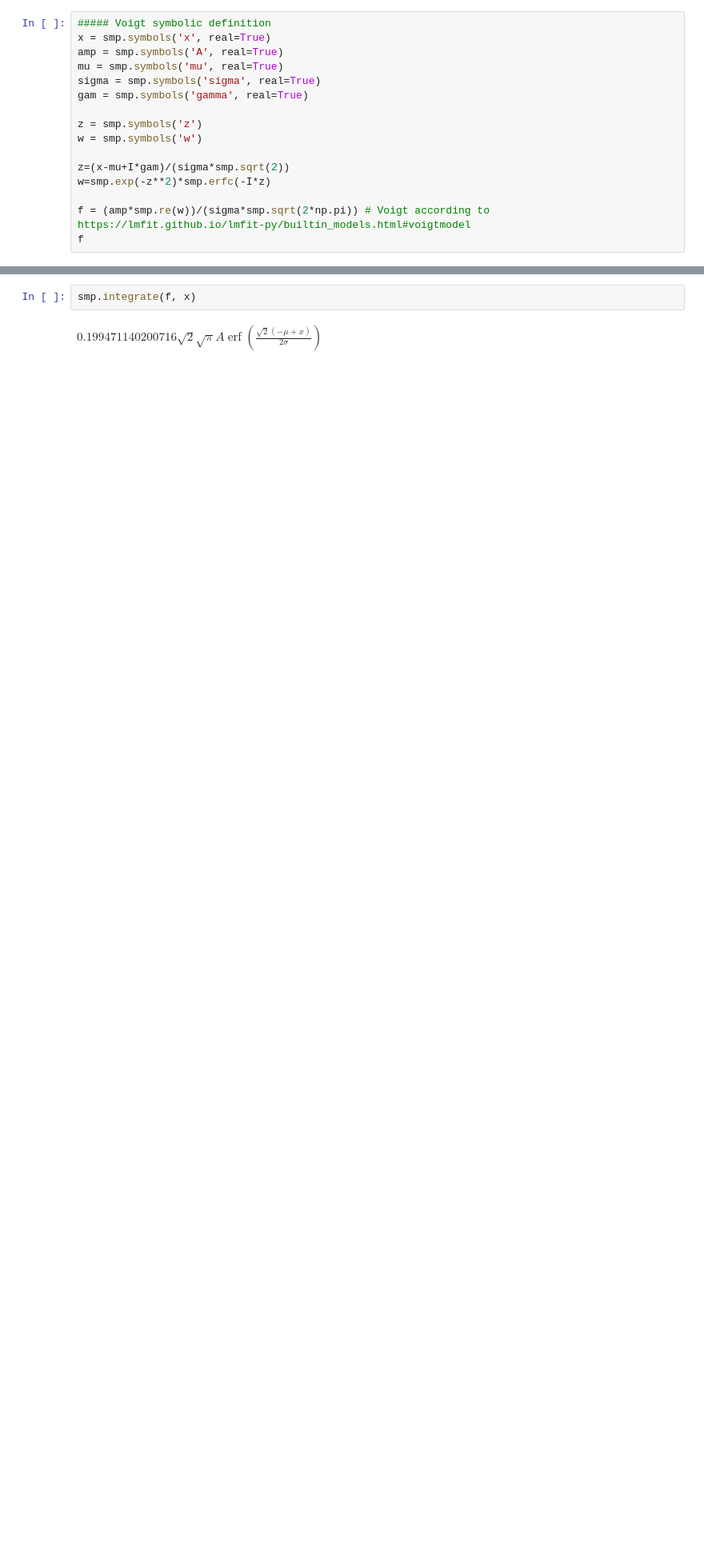
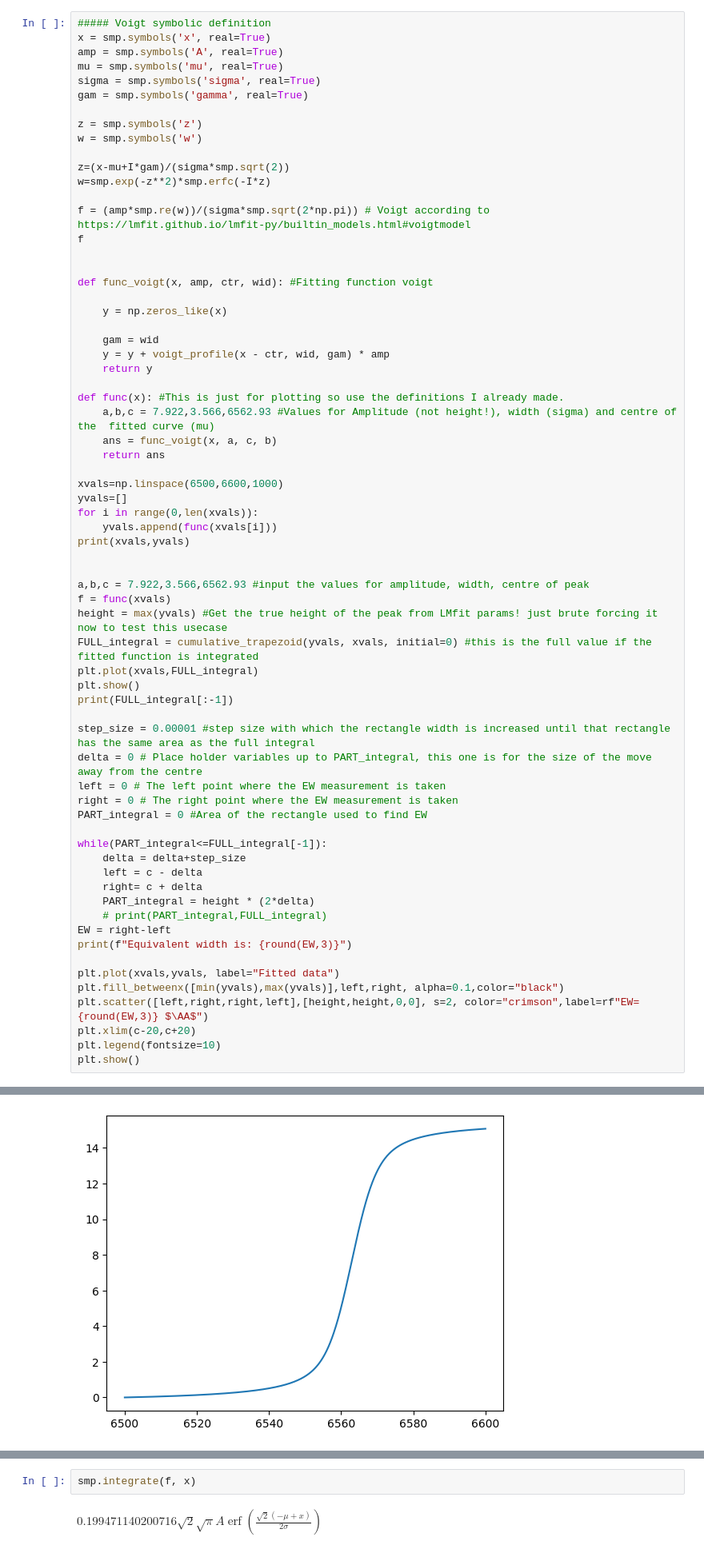
Before and after one commit to Sidius-DEV/IR_Variability_Of_BeXRBs_PhD, a Jupyter notebook: Scripts/Test_integrals1.ipynb, the cells around one changed output, grey strips where cells are left out. Shown at 80% size. Drawn from its saved outputs; the diff is of its cells as text; blank space fills up the shorter version.

```diff
--- a/Scripts/Test_integrals1.ipynb
+++ b/Scripts/Test_integrals1.ipynb
@@ -81,4 +123,55 @@ w=smp.exp(-z**2)*smp.erfc(-I*z)
 
 f = (amp*smp.re(w))/(sigma*smp.sqrt(2*np.pi)) # Voigt according to https://lmfit.github.io/lmfit-py/builtin_models.html#voigtmodel
 f
+
+
+def func_voigt(x, amp, ctr, wid): #Fitting function voigt
+
+    y = np.zeros_like(x)
+
+    gam = wid
+    y = y + voigt_profile(x - ctr, wid, gam) * amp
+    return y
+
+def func(x): #This is just for plotting so use the definitions I already made.
+    a,b,c = 7.922,3.566,6562.93 #Values for Amplitude (not height!), width (sigma) and centre of the  fitted curve (mu)
+    ans = func_voigt(x, a, c, b)
+    return ans
+
+xvals=np.linspace(6500,6600,1000)
+yvals=[]
+for i in range(0,len(xvals)):
+    yvals.append(func(xvals[i]))
+print(xvals,yvals)
+
+
+a,b,c = 7.922,3.566,6562.93 #input the values for amplitude, width, centre of peak
+f = func(xvals)
+height = max(yvals) #Get the true height of the peak from LMfit params! just brute forcing it now to test this usecase
+FULL_integral = cumulative_trapezoid(yvals, xvals, initial=0) #this is the full value if the fitted function is integrated
+plt.plot(xvals,FULL_integral)
+plt.show()
+print(FULL_integral[:-1])
+
+step_size = 0.00001 #step size with which the rectangle width is increased until that rectangle has the same area as the full integral
+delta = 0 # Place holder variables up to PART_integral, this one is for the size of the move away from the centre
+left = 0 # The left point where the EW measurement is taken
+right = 0 # The right point where the EW measurement is taken
+PART_integral = 0 #Area of the rectangle used to find EW
+
+while(PART_integral<=FULL_integral[-1]):
+    delta = delta+step_size
+    left = c - delta
+    right= c + delta
+    PART_integral = height * (2*delta)
+    # print(PART_integral,FULL_integral)
+EW = right-left
+print(f"Equivalent width is: {round(EW,3)}")
+
+plt.plot(xvals,yvals, label="Fitted data")
+plt.fill_betweenx([min(yvals),max(yvals)],left,right, alpha=0.1,color="black")
+plt.scatter([left,right,right,left],[height,height,0,0], s=2, color="crimson",label=rf"EW= {round(EW,3)} $\AA$")
+plt.xlim(c-20,c+20)
+plt.legend(fontsize=10)
+plt.show()
 # %% [output]
@@ -85,0 +195 @@ $\displaystyle \frac{0.398942280401433 A \left(- \frac{i \left(- \operatorname{e
+[figure, added]
```
Also changed, not shown: parts of 5 cells of this notebook, 1 other file.
